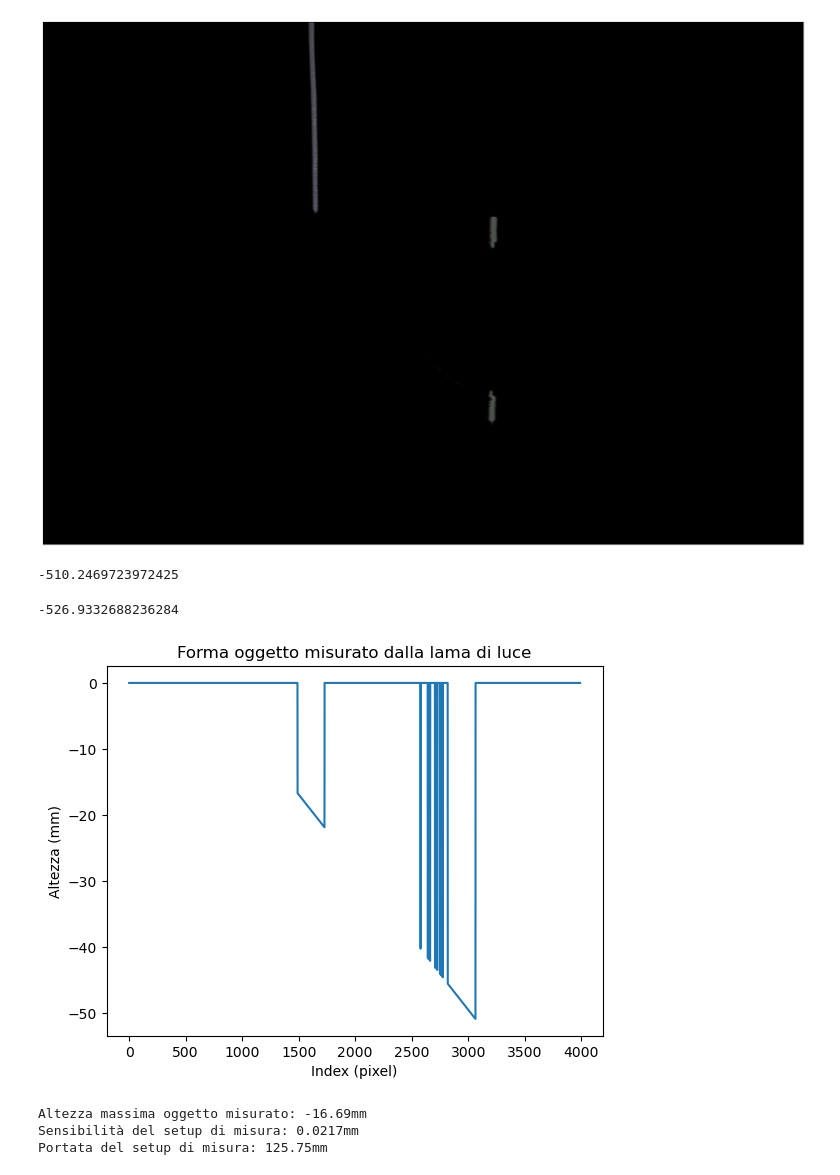
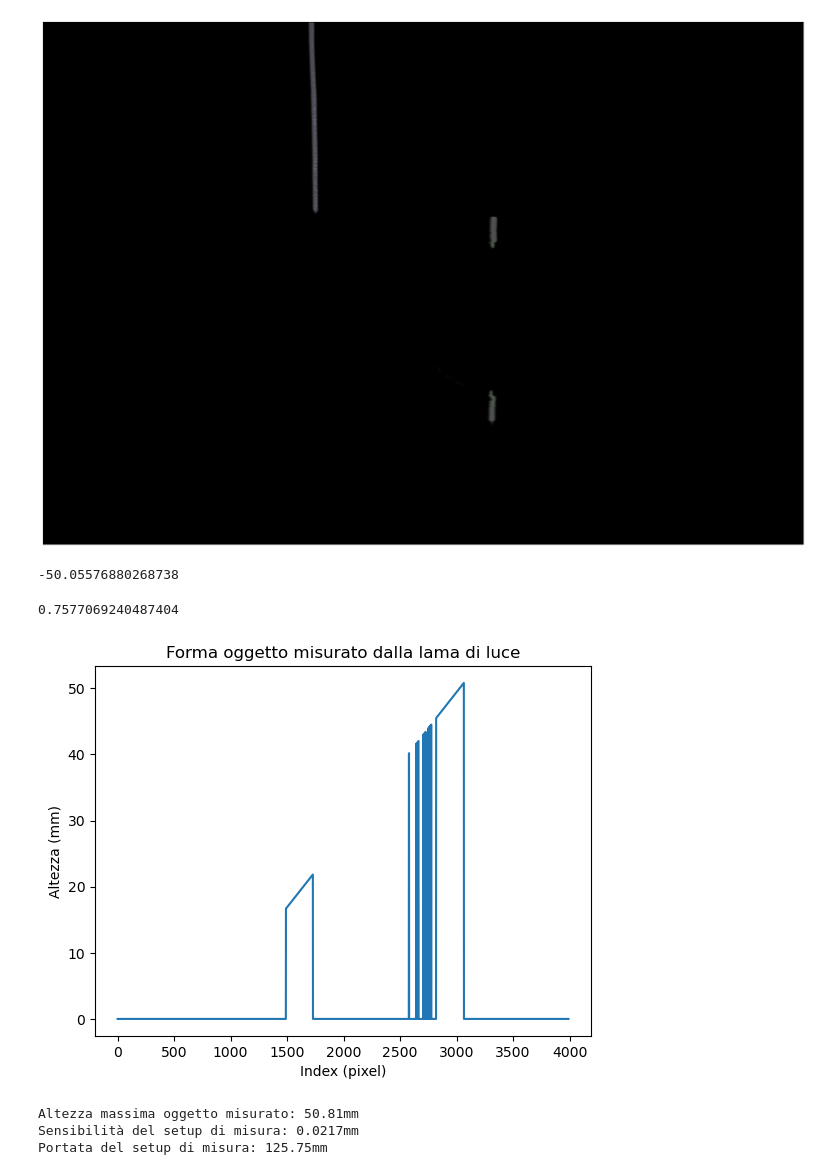
Before and after one commit to eldemaster/ProgettoSdV, a Jupyter notebook: Progetto_definitivo.ipynb, the cells around one changed output. Drawn from its saved outputs; the diff is of its cells as text; code cells hidden in the pictures.

```diff
--- a/Progetto_definitivo.ipynb
+++ b/Progetto_definitivo.ipynb
@@ -748,15 +765,15 @@ for i in range(len(Bar_lama)):
         A[1,0] = m[4]-m[8]*j_s
         A[1,1] = m[5]-m[9]*j_s
 
-        b[0,0] = Bar_lama[i][j][0]-(m[2]-m[10]*i_s)*I[i]-m[3]
-        b[1,0] = Bar_lama[i][j][1]-(m[6]-m[10]*j_s)*I[i]-m[7]
+        b[0,0] = Bar_lama[i][j][0]-(m[2]-m[10]*i_s)*(ZSGVero-I[i])-m[3]
+        b[1,0] = Bar_lama[i][j][1]-(m[6]-m[10]*j_s)*(ZSGVero-I[i])-m[7]
 
         x=np.linalg.solve(A,b)
 
         xy[cont,0]=x[0][0]
         xy[cont,1]=x[1][0]
         xy[cont,2]=1
-        z[cont]=I[i]
+        z[cont]=ZSGVero-I[i]
         cont+=1
 
 # print( f"xy= {xy}\n" )
@@ -819,20 +836,21 @@ for element in Bar_lama_test:
     z.append(risultati[2])
 
 num_immagini=11
-punti_per_lama = 5
 distanza_immagini = 10 #mm
 errore=[]
+#print(len(z))
+
 
 for i in range(num_immagini):
-    for j in range(punti_per_lama):
-        errore.append(abs(z[i*distanza_immagini+j]-I[i]))
+    for j in range(punti_per_piano):
+        errore.append(abs(z[i*distanza_immagini+j]-(ZSGVero - I[i])))
 
 
 errore=np.array(errore)
 errore_medio=np.mean(errore)
-std=np.std(errore)
-formatted_erroreMedio = "{:.2f}".format(errore_medio)
-formatted_std = "{:.2f}".format(std)
-print( f"Errore medio: {errore_medio} mm" )
-print( f"Deviazione Standard: {std} mm" )
+std=np.std(errore) #l'errore è in pixel?
+formatted_erroreMedio = "{:.4f}".format(errore_medio*sensibilita_setup)
+formatted_std = "{:.4f}".format(std*sensibilita_setup)
+print( f"Errore medio: {formatted_erroreMedio} mm" )
+print( f"Deviazione Standard: {formatted_std} mm" )
 # %% [output]
@@ -871,7 +890,7 @@ plt.show()
 # Calcola la media dei valori dei pixel per ogni riga dell'immagine binaria
 line = np.zeros( h )
 for j in range( h ):
-    line[j] = np.mean( np.where( binary[j,:] != 0 ) )
+    line[j] = np.nanmean( np.where( binary[j,:] != 0 ) )
 
 # Converte l'immagine in scala di grigi in un'immagine RGB
 img = cv.cvtColor( gray, cv.COLOR_GRAY2RGB )
@@ -941,13 +960,13 @@ for i in range(b_z_0.shape[0]):
     S[1, 1] = M_vet[5] - M_vet[9] * j_s
     S[1, 2] = M_vet[6] - M_vet[10] * j_s
 
-    S[2, 0] = coeff_piano[0]
-    S[2, 1] = coeff_piano[1]
+    S[2, 0] = A
+    S[2, 1] = B
     S[2, 2] = -1
 
     T[0] = i_s - M_vet[3]
     T[1] = j_s - M_vet[7]
-    T[2] = coeff_piano[2]
+    T[2] = -C
 
     inv_S = np.linalg.inv(S)
     XYZ = inv_S.dot(T)
@@ -972,13 +991,13 @@ for i in range(b_oggetto_s.shape[0]):
     S[1, 1] = M_vet[5] - M_vet[9] * j_s
     S[1, 2] = M_vet[6] - M_vet[10] * j_s
 
-    S[2, 0] = coeff_piano[0]
-    S[2, 1] = coeff_piano[1]
+    S[2, 0] = A
+    S[2, 1] = B
     S[2, 2] = -1
 
     T[0] = i_s - M_vet[3]
     T[1] = j_s - M_vet[7]
-    T[2] = coeff_piano[2]
+    T[2] = -C
 
     inv_S = np.linalg.inv(S)
     XYZ = inv_S.dot(T)
@@ -992,36 +1011,36 @@ display(H_max)  # Visualizzazione dell'altezza massima dell'oggetto
 
 risultato=[]
 tempCont=0
 i=0
 for j in range( h ):
     if any(binary[j,:] != 0):
         if Bar_lama_f[i,0]>pos_verticale_media:
             risultato.append((H_b_oggetto[tempCont] - H_0)[0])
             tempCont=tempCont+1
         else:
             risultato.append(0)
         i=i+1
     else:
         risultato.append(0)
 
 plt.plot(risultato)  # Grafico dell'altezza dell'oggetto rispetto all'altezza media a z=0
 plt.xlabel('Index (pixel)')
 plt.ylabel('Altezza (mm)')
 plt.title('Forma oggetto misurato dalla lama di luce')
 plt.show()
 
 # inserire un index in mm nell'asse x
 d = H_max - H_0  # Calcolo della differenza di altezza
 print('Altezza massima oggetto misurato: '+str(round(d,2)) + 'mm')  # Stampa della differenza di altezza in millimetri
 #La sensibilità di uno strumento è il più piccolo valore della grandezza che lo strumento può distinguere
 print('Sensibilità del setup di misura: '+str(round(sensibilita_setup,4)) + 'mm')
 #La portata di uno strumento è il più grande valore della grandezza che lo strumento può misurare
 h, w, _ = img.shape
 print('Portata del setup di misura: '+str(round(w*sensibilita_setup,2)) + 'mm')
 # %% [output]
--510.2469723972425
+-50.05576880268738
--526.9332688236284
+0.7577069240487404
-[figure, old version]
+[figure, new version]
-Altezza massima oggetto misurato: -16.69mm
+Altezza massima oggetto misurato: 50.81mm
 Sensibilità del setup di misura: 0.0217mm
 Portata del setup di misura: 125.75mm
```
Also changed, not shown: parts of 6 cells of this notebook.
